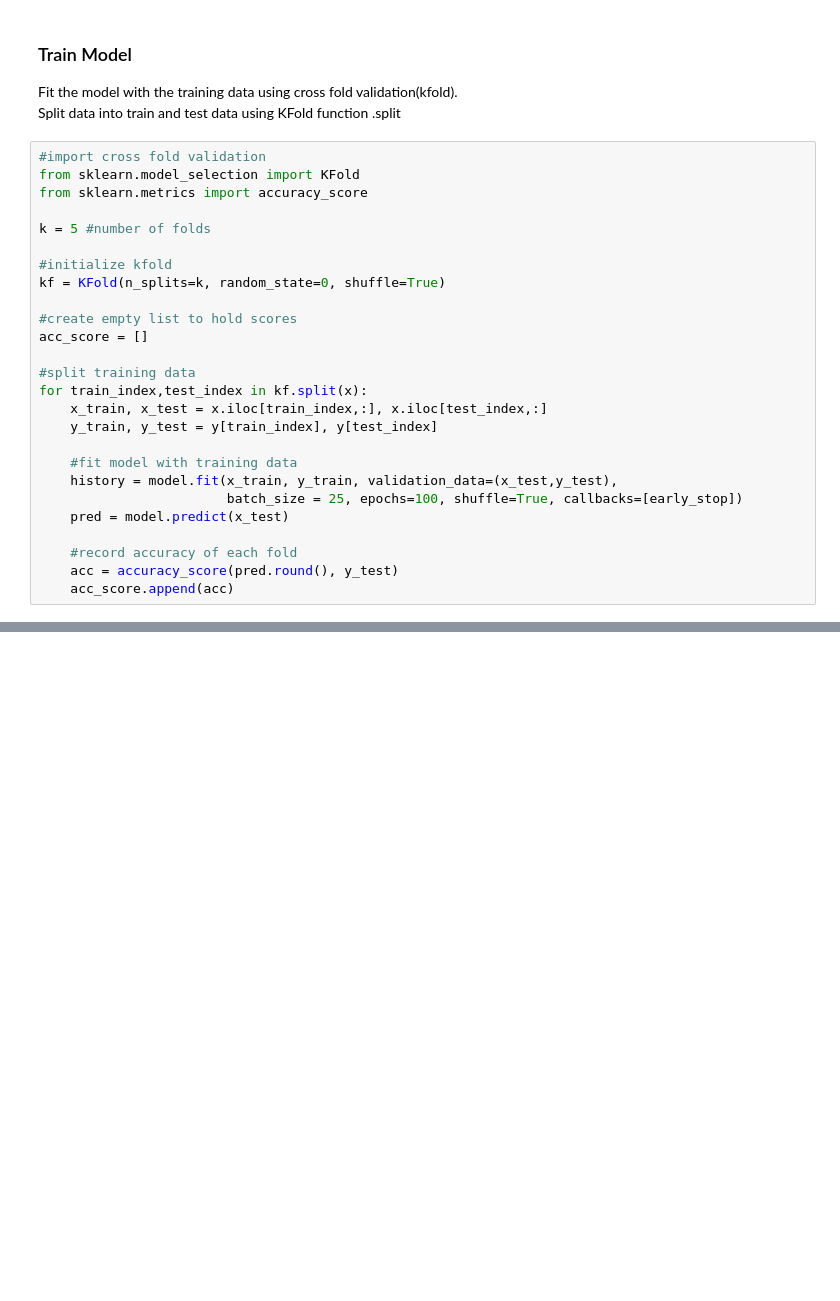
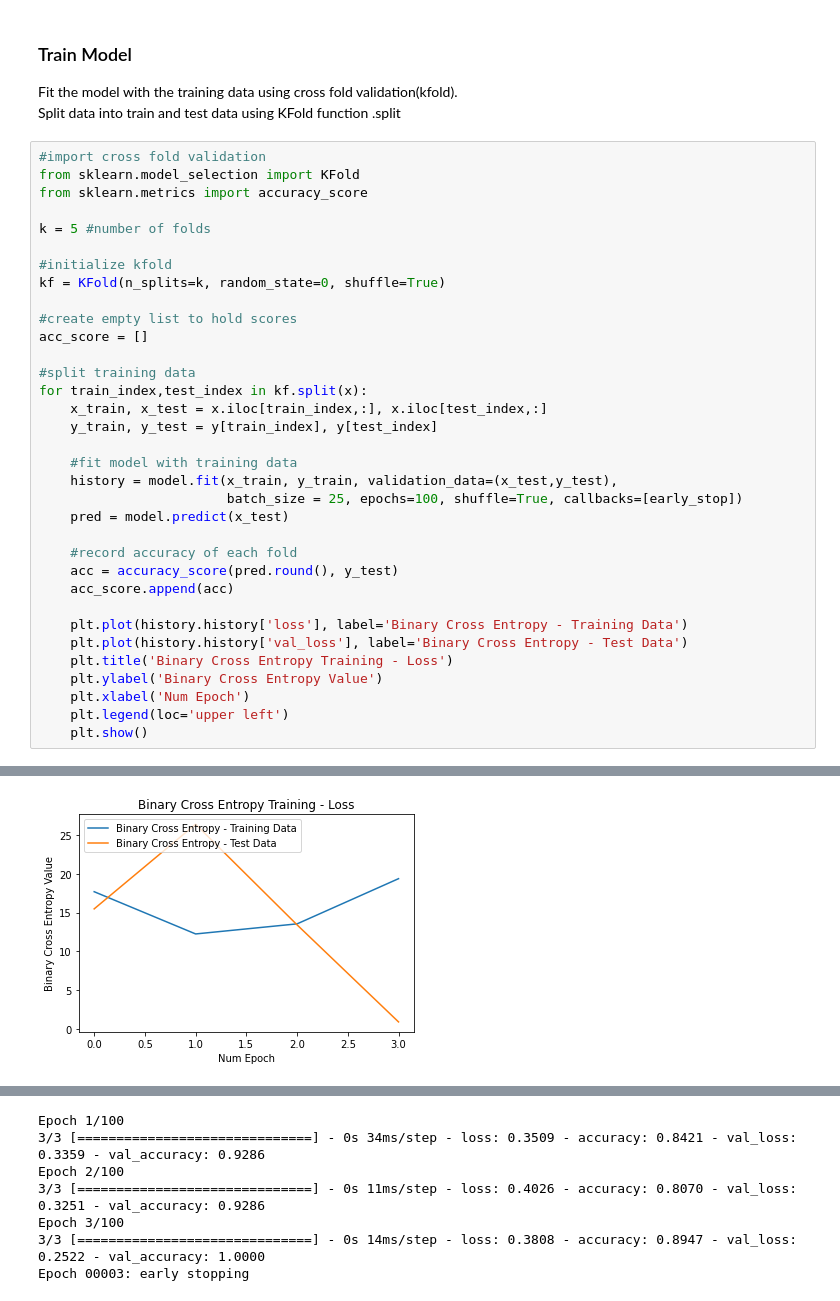
Before and after one commit to gokhuu/Computational-Employee-ReadMe, a Jupyter notebook: Personal Genome/Cross Fold Validation.ipynb, the cells around one changed output, grey strips where cells are left out. Cells and saved outputs as stored; diff of their text form; blank space fills up the shorter version.

```diff
--- a/Personal Genome/Cross Fold Validation.ipynb
+++ b/Personal Genome/Cross Fold Validation.ipynb
@@ -113,5 +113,13 @@ for train_index,test_index in kf.split(x):
     #record accuracy of each fold
     acc = accuracy_score(pred.round(), y_test)
     acc_score.append(acc)
+
+    plt.plot(history.history['loss'], label='Binary Cross Entropy - Training Data')
+    plt.plot(history.history['val_loss'], label='Binary Cross Entropy - Test Data')
+    plt.title('Binary Cross Entropy Training - Loss')
+    plt.ylabel('Binary Cross Entropy Value')
+    plt.xlabel('Num Epoch')
+    plt.legend(loc='upper left')
+    plt.show()
 # %% [output]
 Epoch 1/100
@@ -133,0 +134 @@ Epoch 00005: early stopping
+[figure, added]
@@ -133,0 +187,7 @@ Epoch 00005: early stopping
+Epoch 1/100
+3/3 [==============================] - 0s 34ms/step - loss: 0.3509 - accuracy: 0.8421 - val_loss: 0.3359 - val_accuracy: 0.9286
+Epoch 2/100
+3/3 [==============================] - 0s 11ms/step - loss: 0.4026 - accuracy: 0.8070 - val_loss: 0.3251 - val_accuracy: 0.9286
+Epoch 3/100
+3/3 [==============================] - 0s 14ms/step - loss: 0.3808 - accuracy: 0.8947 - val_loss: 0.2522 - val_accuracy: 1.0000
+Epoch 00003: early stopping
```
Also changed, not shown: parts of 5 cells of this notebook, 4 other files.
